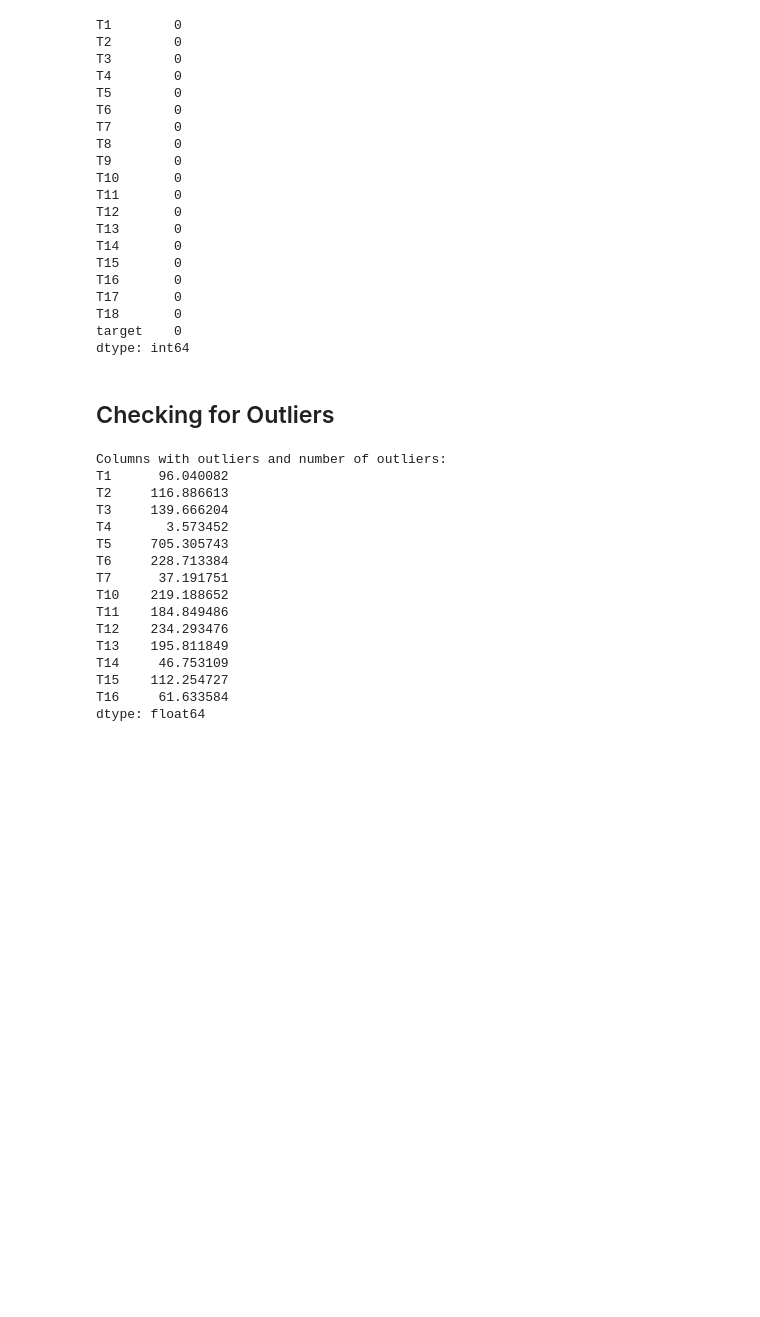
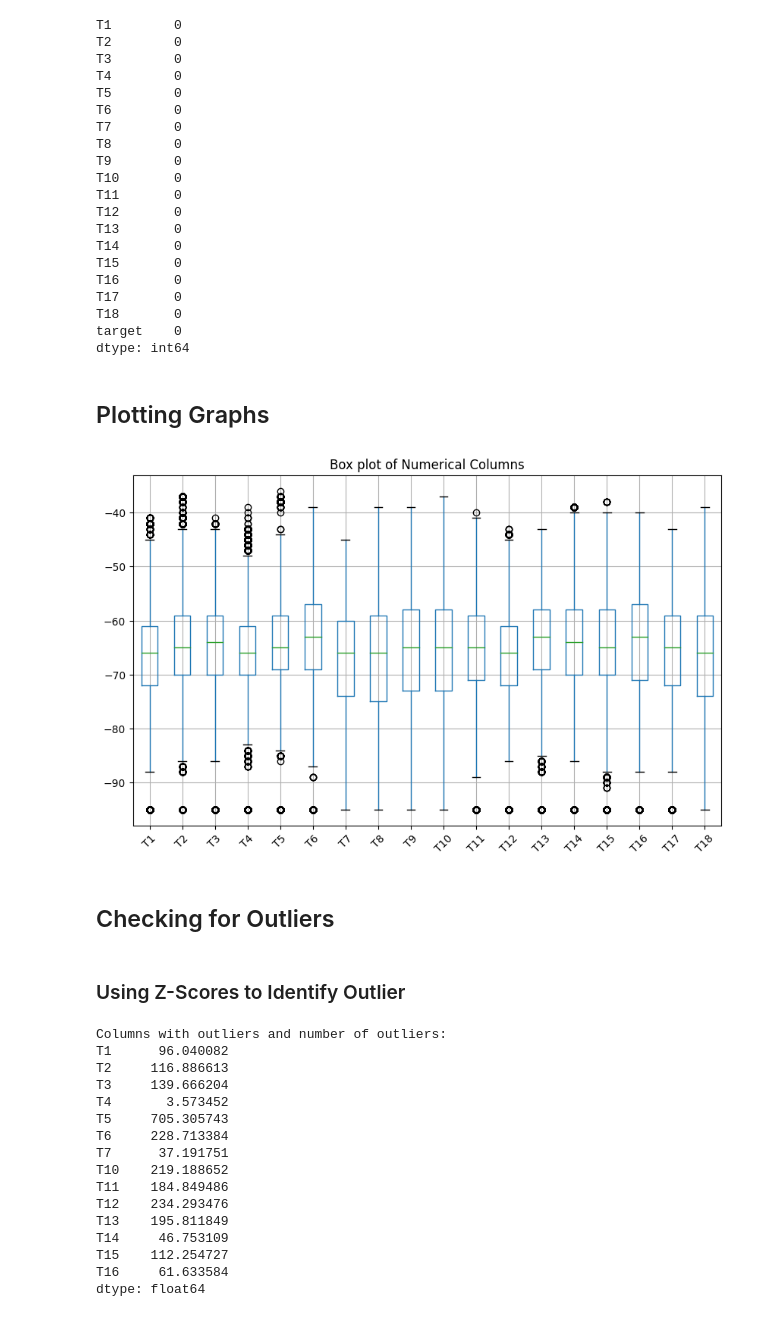
Before and after one commit to kunalnischal7/ML-Projects, a Jupyter notebook: MLCLassification.ipynb, the cells around one changed output. Saved outputs shown, nothing was run; the diff lists cells and outputs as text; code cells hidden in the pictures; blank space fills up the shorter version.

```diff
--- a/MLCLassification.ipynb
+++ b/MLCLassification.ipynb
@@ -53,3 +57,5 @@ T17       0
 T18       0
 target    0
 dtype: int64
+# %% [markdown]
+## Plotting Graphs
@@ -56,7 +65,17 @@ dtype: int64
+# %%
+plt.figure(figsize=(10, 6))
+df.boxplot()
+plt.title("Box plot of Numerical Columns")
+plt.xticks(rotation=45)
+plt.show()
+# %% [output]
+[figure, added]
 # %% [markdown]
 ## Checking for Outliers
 # %%
 numerical_cols = df.select_dtypes(include=['int64', 'float64']).columns
+# %% [markdown]
+### Using Z-Scores to Identify Outlier
 # %%
 from scipy import stats
 
```
Also changed, not shown: parts of 37 cells of this notebook.
